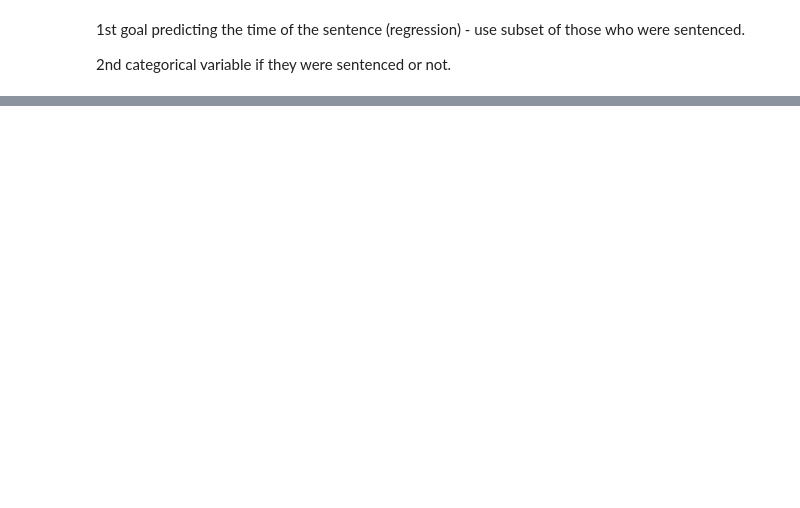
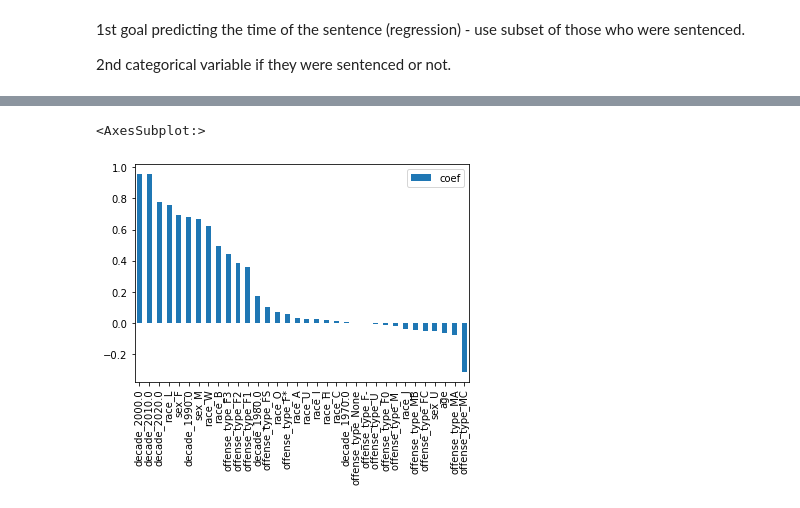
Before and after one commit to Halifaxi/project3_large_scale, a Jupyter notebook: crime_data_processing.ipynb, the cells around one changed output, grey strips where cells are left out. Cells and saved outputs as stored; diff of their text form; code cells hidden in the pictures; blank space fills up the shorter version.

```diff
--- a/crime_data_processing.ipynb
+++ b/crime_data_processing.ipynb
@@ -95,0 +97,5 @@ clf = linear_model.Lasso(alpha=0.1)
+# %%
+pd.DataFrame(clf.coef_.T, X.columns, columns=['coef']).sort_values(by='coef', ascending=False).plot.bar()
+# %% [output]
+<AxesSubplot:>
+[figure, added]
```
Also changed, not shown: parts of 12 cells of this notebook.
